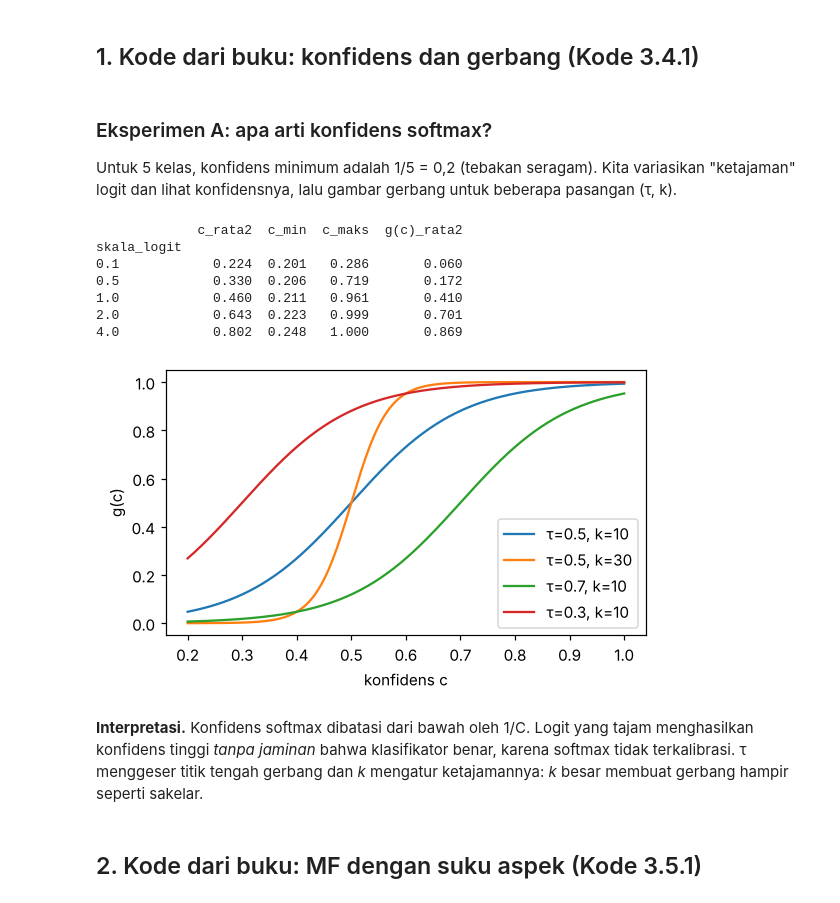
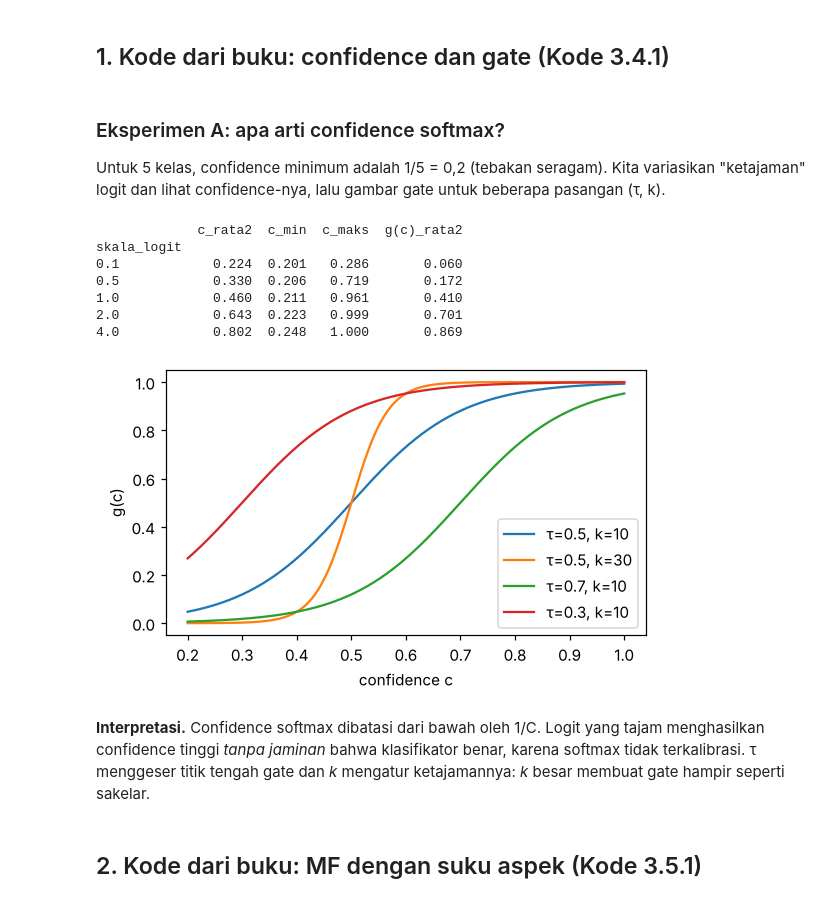
Before and after one commit to imamrozi/recsys-hibrida-multisinyal-notebooks, a Jupyter notebook: notebooks/bab03_sentiment_aware/02_konfidens_gerbang_mf_aspek.ipynb, the cells around one changed output. Cells and saved outputs as stored; diff of their text form; code cells hidden in the pictures.

```diff
--- a/notebooks/bab03_sentiment_aware/02_konfidens_gerbang_mf_aspek.ipynb
+++ b/notebooks/bab03_sentiment_aware/02_konfidens_gerbang_mf_aspek.ipynb
@@ -17,5 +17,5 @@
 # %% [markdown]
-## 1. Kode dari buku: konfidens dan gerbang (Kode 3.4.1)
+## 1. Kode dari buku: confidence dan gate (Kode 3.4.1)
 # %%
 import numpy as np
 import pandas as pd
@@ -32,38 +32,38 @@ def gate(c, tau=0.5, k=10.0):
     """Pers. (3-4): g(c) = 1 / (1 + exp(-k (c - tau)))."""
     return 1.0 / (1.0 + np.exp(-k * (c - tau)))
 # %% [markdown]
-### Eksperimen A: apa arti konfidens softmax?
+### Eksperimen A: apa arti confidence softmax?
 
-Untuk 5 kelas, konfidens minimum adalah 1/5 = 0,2 (tebakan seragam). Kita variasikan "ketajaman" logit dan lihat konfidensnya, lalu gambar gerbang untuk beberapa pasangan (τ, k).
+Untuk 5 kelas, confidence minimum adalah 1/5 = 0,2 (tebakan seragam). Kita variasikan "ketajaman" logit dan lihat confidence-nya, lalu gambar gate untuk beberapa pasangan (τ, k).
 # %%
 rng = np.random.default_rng(0)
 z0 = rng.normal(0, 1, (5000, 5))
 rows = []
 for skala in (0.1, 0.5, 1, 2, 4):
     c = conf_softmax(skala * z0)
     rows.append({"skala_logit": skala, "c_rata2": c.mean(), "c_min": c.min(), "c_maks": c.max(),
                  "g(c)_rata2": gate(c).mean()})
 print(pd.DataFrame(rows).set_index("skala_logit").round(3))
 
 cc = np.linspace(0.2, 1, 200)
 fig, ax = plt.subplots(figsize=(5.2, 3.2))
 for tau, k in ((0.5, 10), (0.5, 30), (0.7, 10), (0.3, 10)):
     ax.plot(cc, gate(cc, tau, k), label=f"τ={tau}, k={k}")
-ax.set(xlabel="konfidens c", ylabel="g(c)")
+ax.set(xlabel="confidence c", ylabel="g(c)")
 ax.legend()
 fig.tight_layout()
 assert conf_softmax(0.1 * z0).min() >= 0.2 - 1e-9
 # %% [output]
              c_rata2  c_min  c_maks  g(c)_rata2
 skala_logit
 0.1            0.224  0.201   0.286       0.060
 0.5            0.330  0.206   0.719       0.172
 1.0            0.460  0.211   0.961       0.410
 2.0            0.643  0.223   0.999       0.701
 4.0            0.802  0.248   1.000       0.869
-[figure, old version]
+[figure, new version]
 # %% [markdown]
-**Interpretasi.** Konfidens softmax dibatasi dari bawah oleh 1/C. Logit yang tajam menghasilkan konfidens tinggi *tanpa jaminan* bahwa klasifikator benar, karena softmax tidak terkalibrasi. τ menggeser titik tengah gerbang dan *k* mengatur ketajamannya: *k* besar membuat gerbang hampir seperti sakelar.
+**Interpretasi.** Confidence softmax dibatasi dari bawah oleh 1/C. Logit yang tajam menghasilkan confidence tinggi *tanpa jaminan* bahwa klasifikator benar, karena softmax tidak terkalibrasi. τ menggeser titik tengah gate dan *k* mengatur ketajamannya: *k* besar membuat gate hampir seperti sakelar.
 # %% [markdown]
 ## 2. Kode dari buku: MF dengan suku aspek (Kode 3.5.1)
 # %%
```
Also changed, not shown: parts of 12 cells of this notebook, 34 other files.
